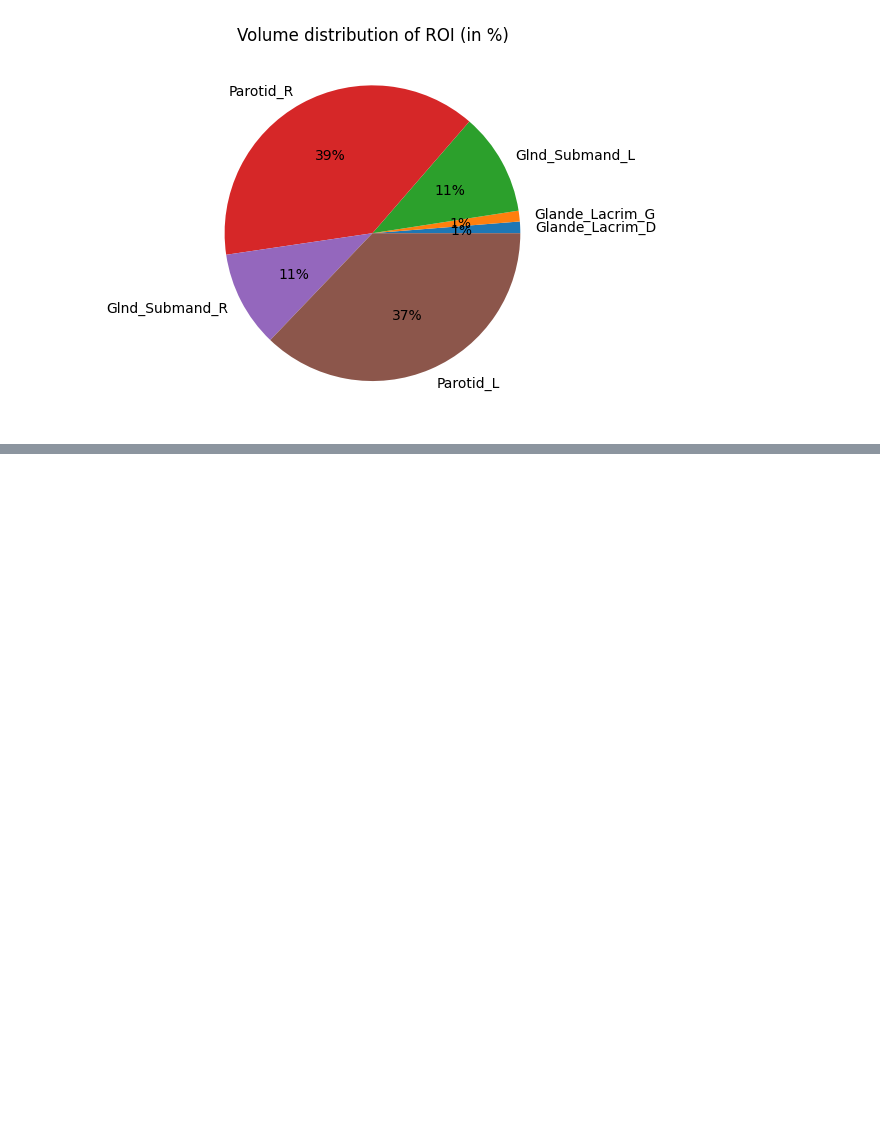
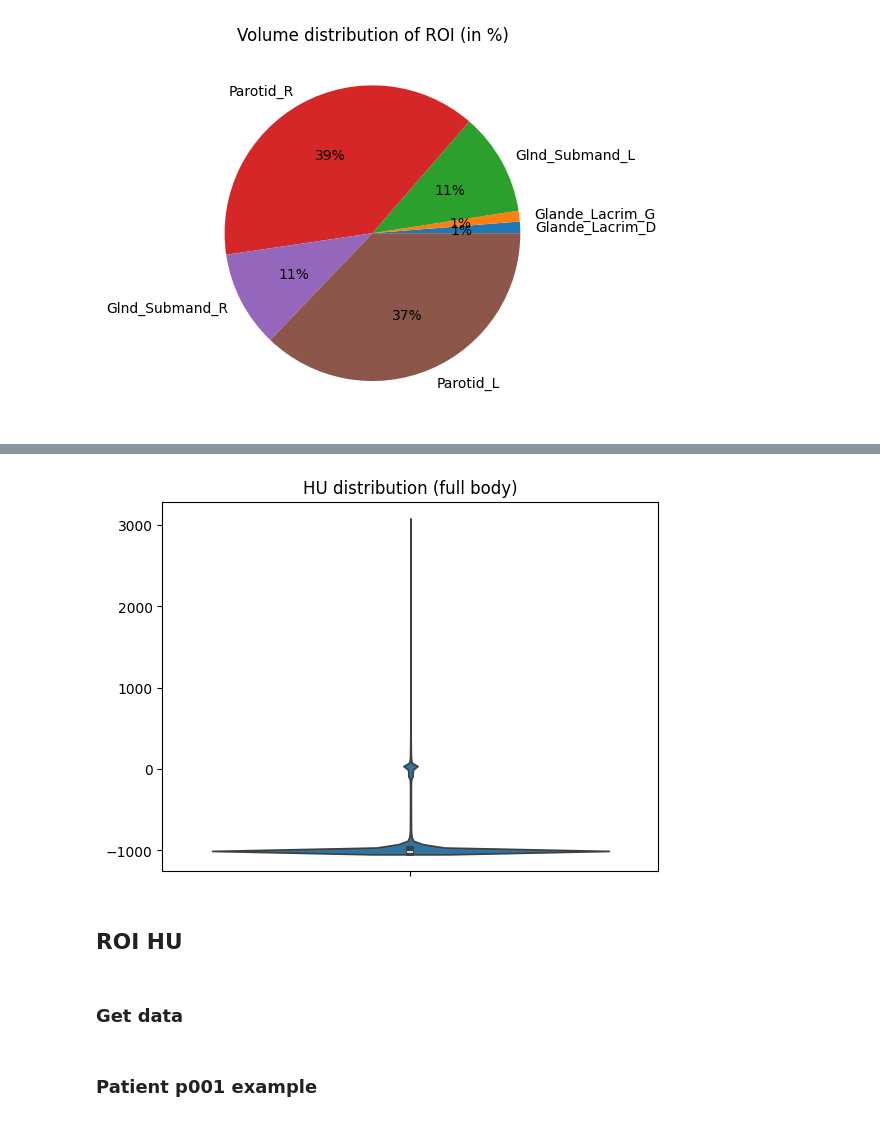
Before and after one commit to tbaudier/gland_segmentation_nnunet, a Jupyter notebook: Dataviz/Dataviz.ipynb, the cells around one changed output, grey strips where cells are left out. Drawn from its saved outputs; the diff is of its cells as text; code cells hidden in the pictures; blank space fills up the shorter version.

```diff
--- a/Dataviz/Dataviz.ipynb
+++ b/Dataviz/Dataviz.ipynb
@@ -83,0 +105,12 @@ plt.show()
+# %%
+densi_test02 = (density[density > -2050])
+# %%
+sns.violinplot(pd.Series(densi_test02))
+plt.title("HU distribution (full body)")
+plt.show()
+# %% [output]
+[figure, added]
+# %% [markdown]
+## ROI HU
+# %% [markdown]
+### Get data
@@ -83,0 +120,2 @@ plt.show()
+# %% [markdown]
+### Patient p001 example
```
Also changed, not shown: parts of 31 cells of this notebook.
